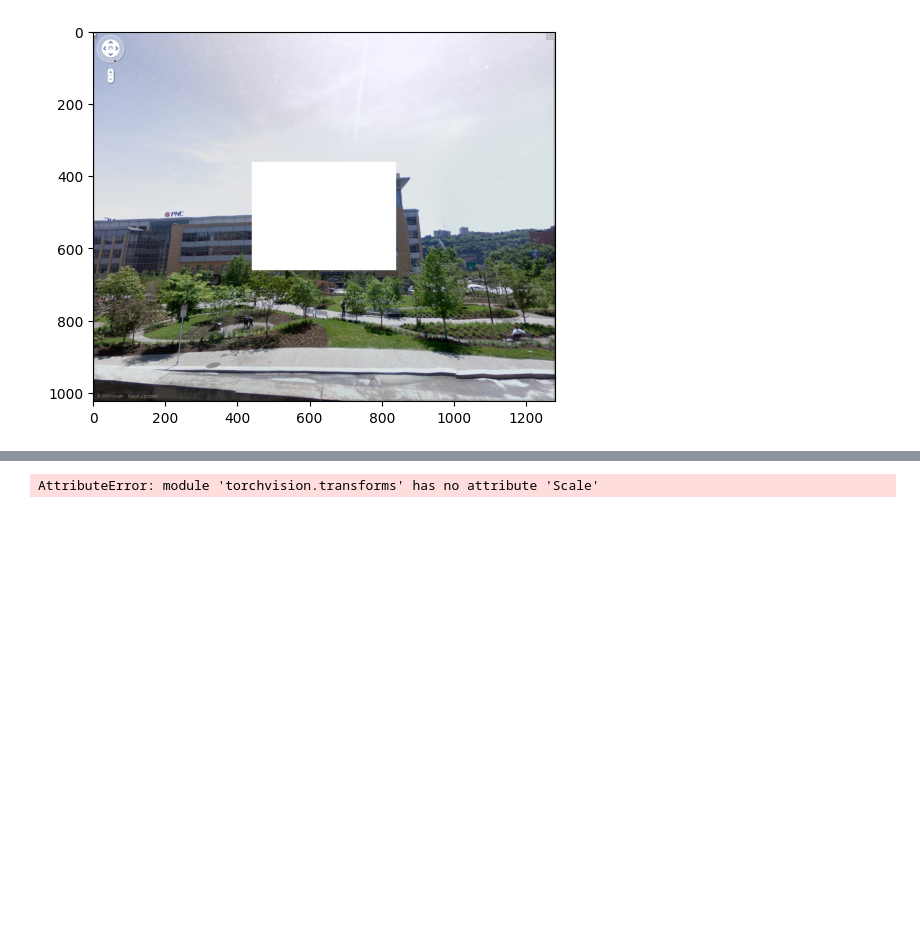
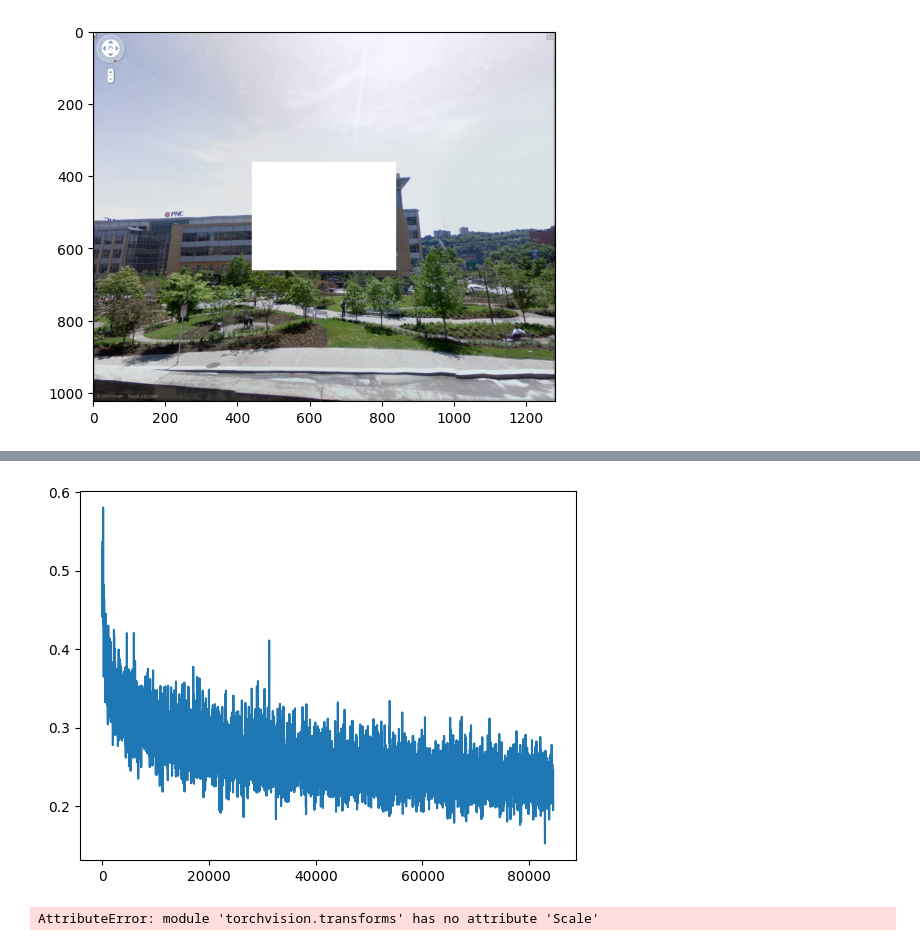
Before and after one commit to CosmoMaaya/computervision_project, a Jupyter notebook: Image_inpainting.ipynb, the cells around one changed output, grey strips where cells are left out. Saved outputs shown, nothing was run; the diff lists cells and outputs as text; code cells hidden in the pictures; blank space fills up the shorter version.

```diff
--- a/Image_inpainting.ipynb
+++ b/Image_inpainting.ipynb
@@ -131,6 +168,6 @@ plt.imshow(masked_img.permute(1, 2, 0))
 # %%
 class ImageDataset(Dataset):
-    def __init__(self, root, transforms_=None, mask_size=(400, 300), train=True):
+    def __init__(self, root, transforms_=None, mask_size=(mask_size, mask_size), train=True):
         self.transform = T.Compose(transforms_)
         self.mask_size = mask_size
         self.train = train
@@ -152,14 +189,14 @@ class ImageDataset(Dataset):
         # Get upper-left pixel coordinate
         channel, y, x = img.size()
         y1, x1 = (y - self.mask_size[1]) // 2, (x - self.mask_size[0]) // 2
-        y2, x2 = y1 + mask_size[1], x1 + mask_size[0]
+        y2, x2 = y1 + self.mask_size[1], x1 + self.mask_size[0]
         masked_img = img.clone()
         masked_img[:, y1:y2, x1:x2] = 1
 
-        return masked_img, i
+        return masked_img, (y1, x1)
 
     def __getitem__(self, index):
-        img = Image.open(self.files[index % len(self.files)])
+        img = PIL.Image.open(self.files[index % len(self.files)])
         img = self.transform(img)
         if self.train:
             # For training data perform random mask
@@ -175,7 +212,7 @@ class ImageDataset(Dataset):
 # %%
 batch_size = 16
 transforms_ = [
-    # T.Resize((img_size, img_size), Image.BICUBIC),
+    T.Resize((img_size, img_size), PIL.Image.BICUBIC),
     T.ToTensor(),
     T.Normalize((0.5, 0.5, 0.5), (0.5, 0.5, 0.5)),
 ]
@@ -183,13 +220,13 @@ dataloader = DataLoader(
     ImageDataset(train_folder, transforms_=transforms_),
     batch_size=batch_size,
     shuffle=True,
-    num_workers=1,
+    num_workers=0,
 )
 test_dataloader = DataLoader(
     ImageDataset(test_folder, transforms_=transforms_, train=False),
     batch_size=12,
     shuffle=False,
-    num_workers=1,
+    num_workers=0,
 )
 # %%
 class Generator(nn.Module):
@@ -263,14 +300,15 @@ def weights_init_normal(m):
         torch.nn.init.constant_(m.bias.data, 0.0)
 
 def save_sample(batches_done):
-    samples, masked_samples, i = next(iter(test_dataloader))
+    samples, masked_samples, (y1, x1) = next(iter(test_dataloader))
     samples = Variable(samples.type(Tensor))
     masked_samples = Variable(masked_samples.type(Tensor))
-    i = i[0].item()  # Upper-left coordinate of mask
+    y1 = y1[0].item()  # Upper-left coordinate of mask
+    x1 = x1[0].item()  # Upper-left coordinate of mask
     # Generate inpainted image
     gen_mask = generator(masked_samples)
     filled_samples = masked_samples.clone()
-    filled_samples[:, :, i : i + mask_size, i : i + mask_size] = gen_mask
+    filled_samples[:, :, y1 : y1 + mask_size, x1 : x1 + mask_size] = gen_mask
     # Save sample
     sample = torch.cat((masked_samples.data, filled_samples.data, samples.data), -2)
     save_image(sample, "images/%d.png" % batches_done, nrow=6, normalize=True)
@@ -317,9 +355,10 @@ Tensor = torch.cuda.FloatTensor if cuda else torch.FloatTensor
 # %%
 gen_adv_losses, gen_pixel_losses, disc_losses, counter = [], [], [], []
 # number of epochs of training
-n_epochs = 4
+n_epochs = 16
 # size of the batches
-
+patch_h, patch_w = int(mask_size / 2 ** 3), int(mask_size / 2 ** 3)
+patch = (1, patch_h, patch_w)
 
 for epoch in range(n_epochs):
 
@@ -378,6 +417,7 @@ for epoch in range(n_epochs):
         # Generate sample at sample interval
         batches_done = epoch * len(dataloader) + i
         if batches_done % sample_interval == 0:
+            print(batches_done)
             save_sample(batches_done)
 
     torch.save(generator.state_dict(), "saved_models/generator.pth")
@@ -385,3 +437,15 @@ for epoch in range(n_epochs):
+# %%
+# import plotly
+# import plotly.express as px
+# import plotly.graph_objects as go
+import matplotlib.pyplot as plt
+
+# fig = go.Figure()
+plt.plot(counter, gen_pixel_losses)
+
+plt.show()
+# %% [output]
+[figure, added]
 # %%
 device = 'cuda'
 batch_size = 128
```
Also changed, not shown: parts of 4 cells of this notebook, 13 other files.
